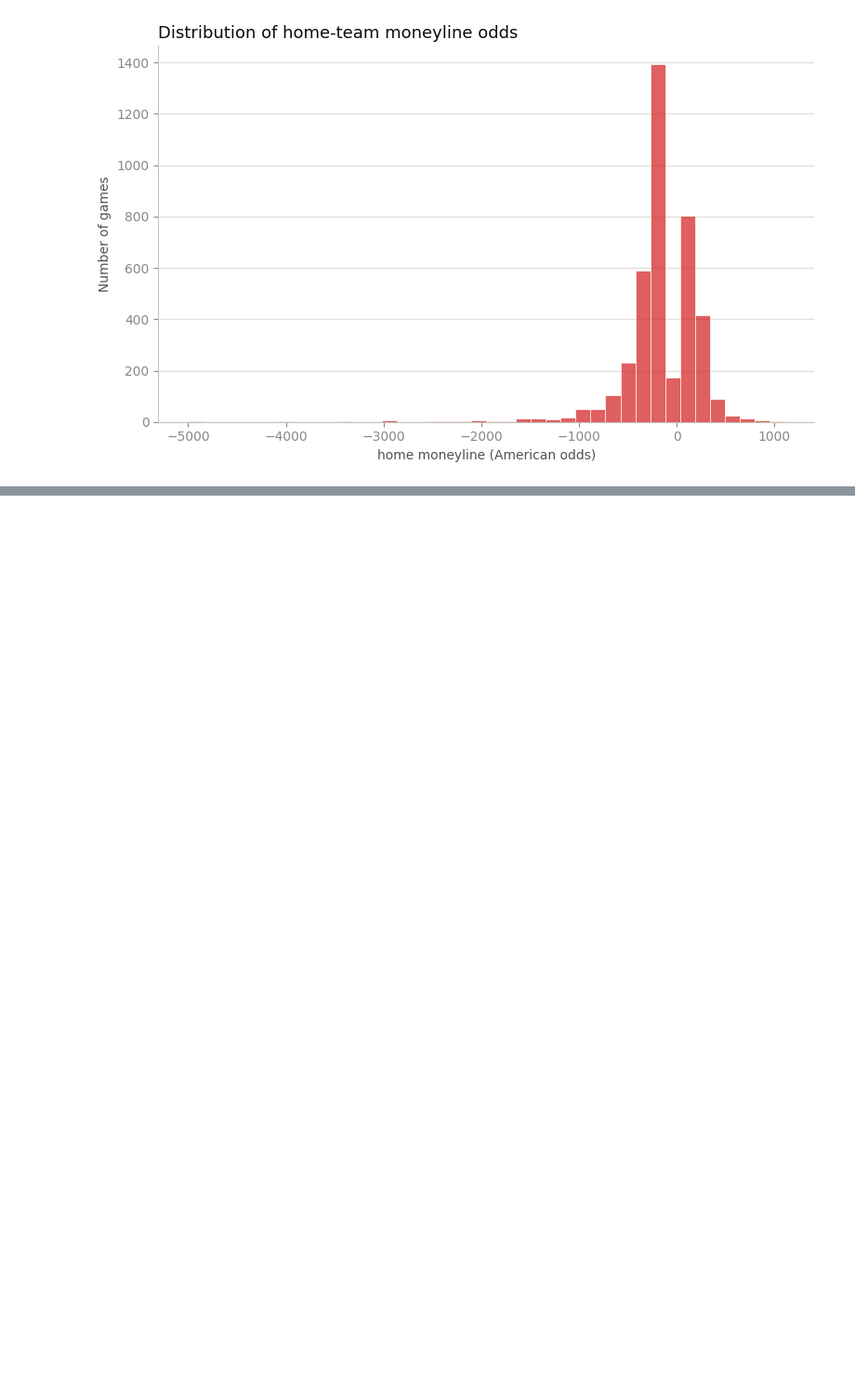
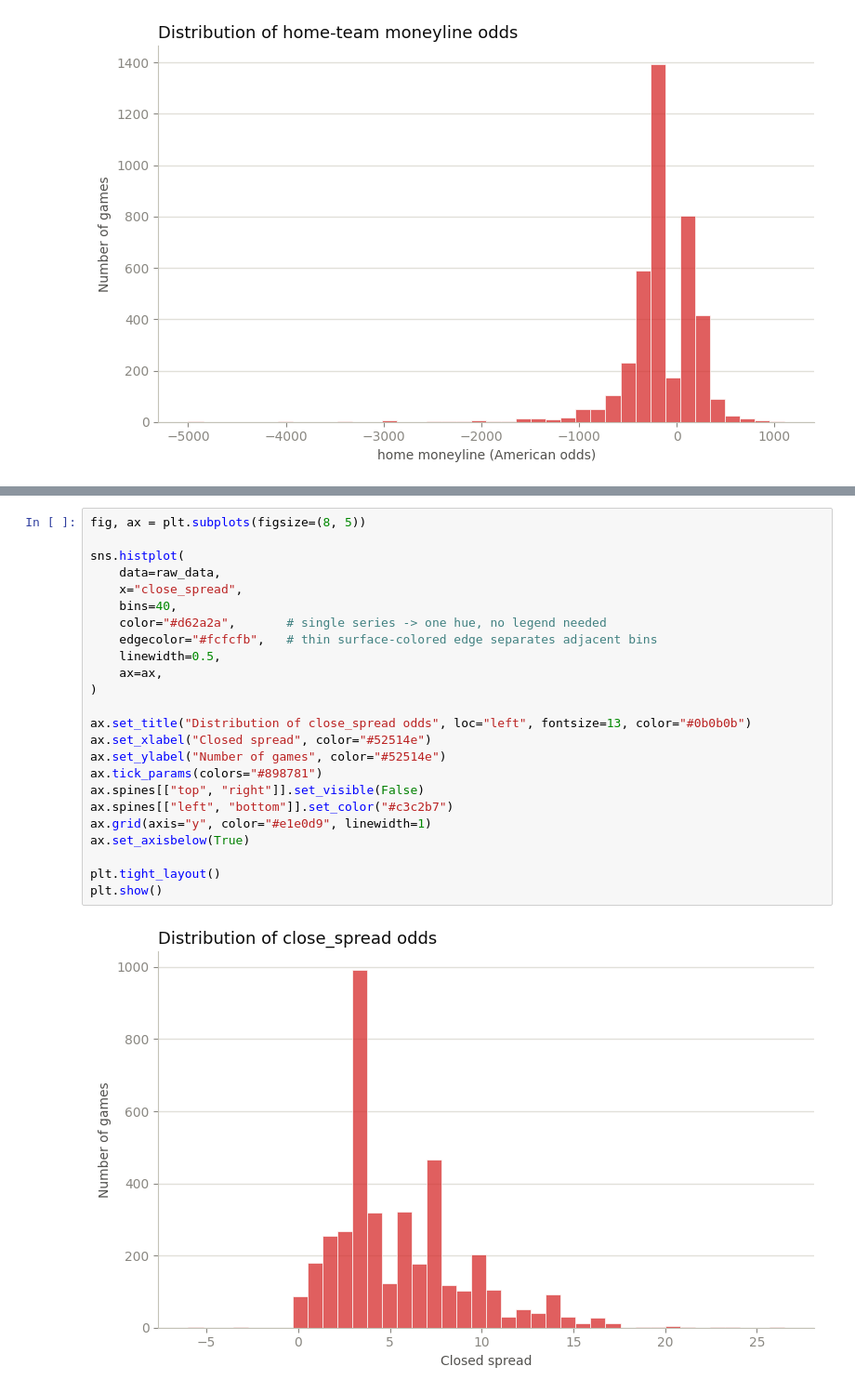
Before and after one commit to Jasopayaso/odds-analysis, a Jupyter notebook: analysis/eda.ipynb, the cells around one changed output, grey strips where cells are left out. Shown at 93% size. Cells and saved outputs as stored; diff of their text form; blank space fills up the shorter version.

```diff
--- a/analysis/eda.ipynb
+++ b/analysis/eda.ipynb
@@ -138,0 +191,26 @@ plt.show()
+# %%
+fig, ax = plt.subplots(figsize=(8, 5))
+
+sns.histplot(
+    data=raw_data,
+    x="close_spread",
+    bins=40,
+    color="#d62a2a",       # single series -> one hue, no legend needed
+    edgecolor="#fcfcfb",   # thin surface-colored edge separates adjacent bins
+    linewidth=0.5,
+    ax=ax,
+)
+
+ax.set_title("Distribution of close_spread odds", loc="left", fontsize=13, color="#0b0b0b")
+ax.set_xlabel("Closed spread", color="#52514e")
+ax.set_ylabel("Number of games", color="#52514e")
+ax.tick_params(colors="#898781")
+ax.spines[["top", "right"]].set_visible(False)
+ax.spines[["left", "bottom"]].set_color("#c3c2b7")
+ax.grid(axis="y", color="#e1e0d9", linewidth=1)
+ax.set_axisbelow(True)
+
+plt.tight_layout()
+plt.show()
+# %% [output]
+[figure, added]
```
Also changed, not shown: parts of 10 cells of this notebook.
